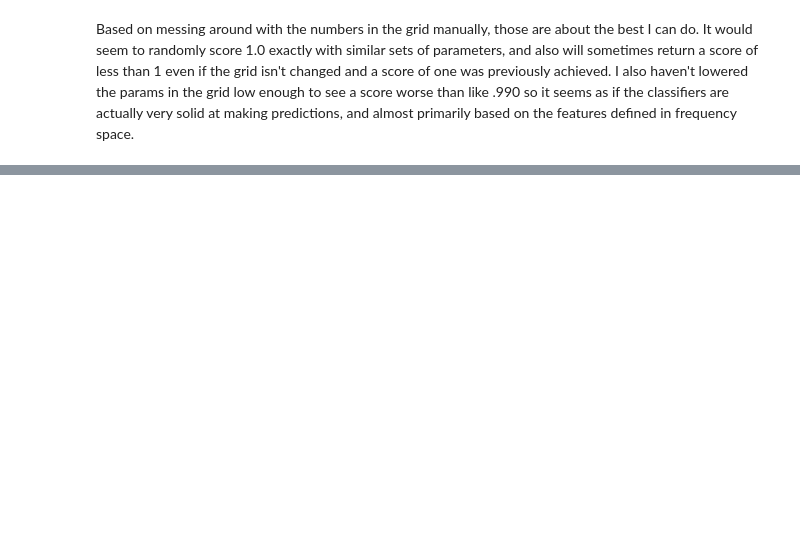
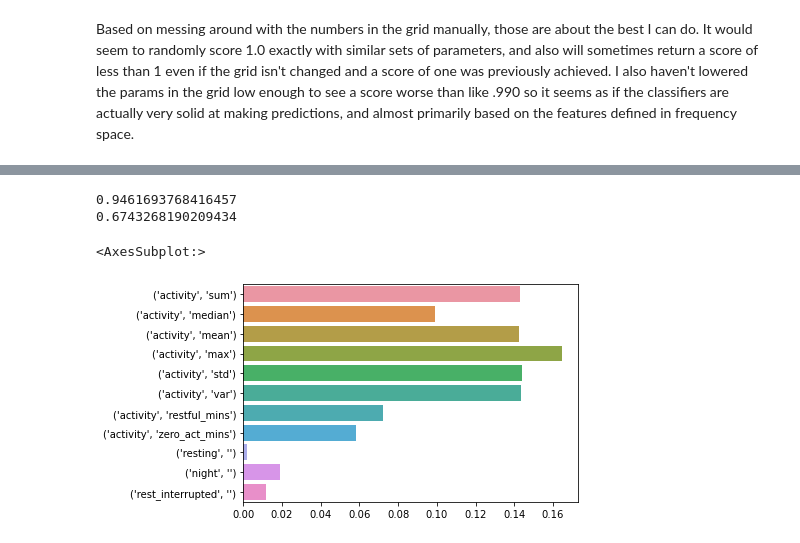
Before and after one commit to mattlegro/MDD-Classification-Project, a Jupyter notebook: modelling.ipynb, the cells around one changed output, grey strips where cells are left out. Cells and saved outputs as stored; diff of their text form; code cells hidden in the pictures; blank space fills up the shorter version.

```diff
--- a/modelling.ipynb
+++ b/modelling.ipynb
@@ -287,0 +292,2 @@ Based on messing around with the numbers in the grid manually, those are about t
+# %%
+no_freqs = all_grouped_dfs.loc[:,list(all_grouped_dfs.columns[[0,1,2,3,4,5,6,7,8,9,16,17]])]
@@ -287,0 +303,16 @@ Based on messing around with the numbers in the grid manually, those are about t
+# %%
+target_no_f = no_freqs[('condition','')]
+predictors_no_f = no_freqs.drop(columns = ('condition',''))
+data_train_no_f, data_test_no_f, target_train_no_f, target_test_no_f = train_test_split(predictors_no_f, target_no_f, test_size = 0.3)
+forest3 = RandomForestClassifier()
+forest3.fit(data_train_no_f,target_train_no_f)
+print(forest3.score(data_train_no_f,target_train_no_f))
+print(forest3.score(data_test_no_f,target_test_no_f))
+# %% [output]
+0.9461693768416457
+0.6743268190209434
+# %%
+sns.barplot(x = forest3.feature_importances_, y = predictors_no_f.columns)
+# %% [output]
+<AxesSubplot:>
+[figure, added]
```
Also changed, not shown: parts of 23 cells of this notebook.
